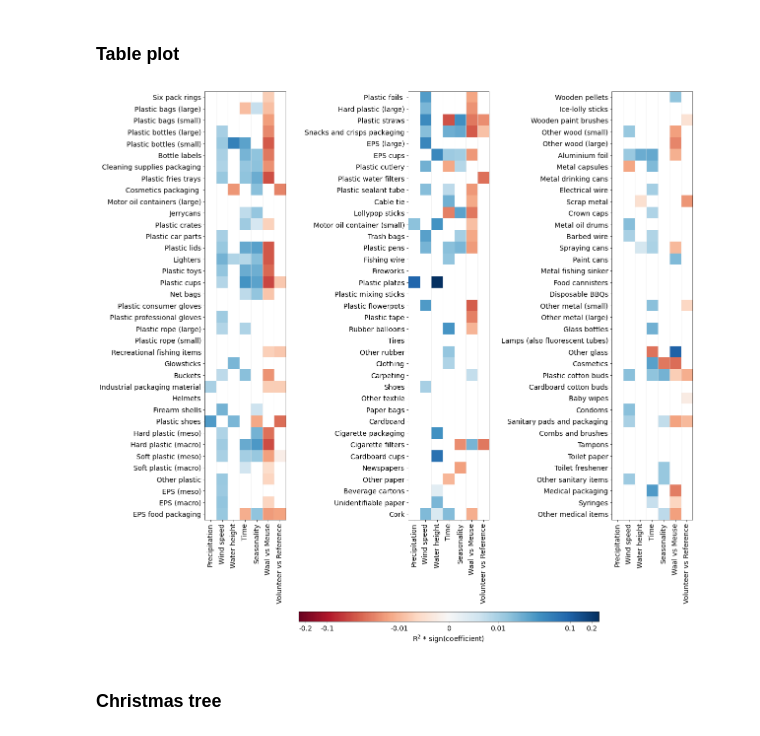
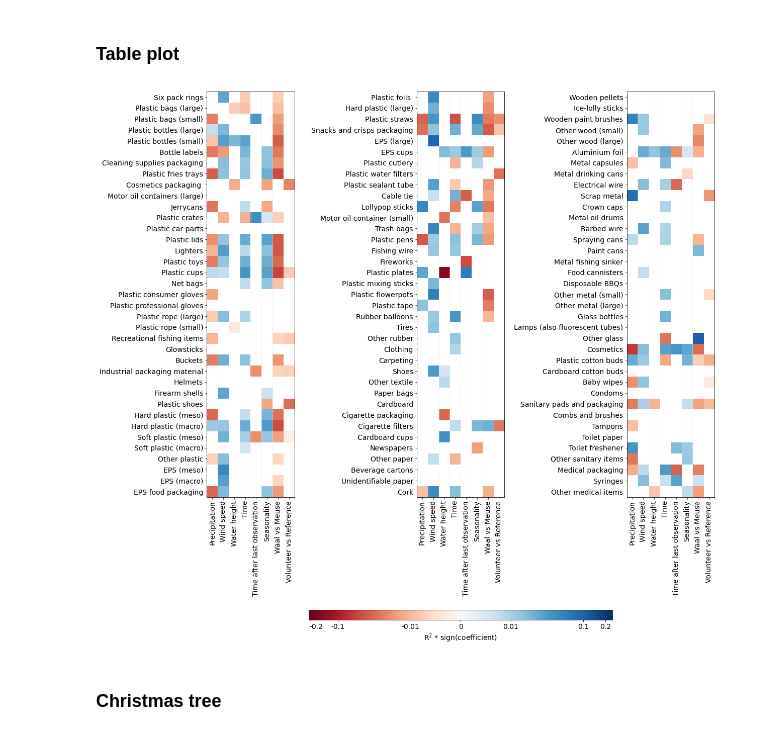
Before and after one commit to jasperroebroek/River_OSPAR_regression_models, a Jupyter notebook: 04_visualisations.ipynb, the cells around one changed output. Drawn from its saved outputs; the diff is of its cells as text; code cells hidden in the pictures.

```diff
--- a/04_visualisations.ipynb
+++ b/04_visualisations.ipynb
@@ -85,15 +130,25 @@ coefficient = pd.DataFrame(index=ITEMS, columns=columns, dtype='float')
 # %%
-for parameter in columns:
-    print(parameter)
+for parameter in parameters:
+    print(parameter, end="\t")
+    col = parameter
     for item in ITEMS:
         if parameter in ['season', 'river', 'sampling']:
             formula = f'{item} ~ C({parameter})'
+        elif parameter == "P":
+            parameter = f'P_{precipitation_lag[item]}_max'
+            formula = f'{item} ~ {parameter}'
+        elif parameter == "U":
+            parameter = f'U_{wind_lag[item]}_max'
+            formula = f'{item} ~ {parameter}'
+        elif parameter == "Q":
+            parameter = f'h_{discharge_lag[item]}_max_above_current'
+            formula = f'{item} ~ {parameter}'
         else:
             formula = f'{item} ~ {parameter}'
 
         try:
             model = smf.glm(formula=formula, data=df, family=sm.families.NegativeBinomial()).fit(full_output=True)
-        except statsmodels.tools.sm_exceptions.PerfectSeparationError:
+        except (ValueError, statsmodels.tools.sm_exceptions.PerfectSeparationError):
             continue
 
         if parameter == 'river':
@@ -108,6 +163,6 @@ for parameter in columns:
         true_r2 = calc_r2(df.loc[:, item], model.predict(df))
         random_r2 = pd.read_csv(f"data/item_variance/{parameter}_{item}.csv", index_col=0).iloc[:, 0]
 
-        single_param_r2.loc[item, parameter] = true_r2
-        performance.loc[item, parameter] = (random_r2 < true_r2).sum()/1000
+        single_param_r2.loc[item, col] = true_r2
+        performance.loc[item, col] = (random_r2 < true_r2).sum()/1000
 # %% [output]
@@ -122,16 +172,14 @@ sampling
 ### Multi-parameter models
 # %%
 for item in ITEMS:
-    formula = f'{item} ~ P_7d_max + U_7d_max + h_7d_max_above_current + dop + C(season) + C(river) + C(sampling)'
+    formula = f'{item} ~ P_{precipitation_lag[item]}_max + U_{wind_lag[item]}_max + h_{discharge_lag[item]}_max_above_current + dop + time_after_last + C(season) + C(river) + C(sampling)'
     try:
         model = smf.glm(formula=formula, data=df, family=sm.families.NegativeBinomial()).fit(full_output=True)
-    except statsmodels.tools.sm_exceptions.PerfectSeparationError:
+    except (ValueError, statsmodels.tools.sm_exceptions.PerfectSeparationError):
         continue
 
-    select = columns.copy()
-    select[-3] = "C(season)[T.Spring]"
-    select[-2] = "C(river)[T.W]"
-    select[-1] = "C(sampling)[T.Volunteer]"
+    select = [f"P_{precipitation_lag[item]}_max", f"U_{wind_lag[item]}_max", f"h_{discharge_lag[item]}_max_above_current",
+              "dop", "time_after_last", "C(season)[T.Spring]", "C(river)[T.W]", "C(sampling)[T.Volunteer]"]
 
     multi_param_r2.loc[item] = calc_r2(df.loc[:, item], model.predict(df))
     multi_param_r.loc[item] = calc_r(df.loc[:, item], model.predict(df))
@@ -143,30 +195,27 @@ for item in ITEMS:
 # %%
-x = single_param_r2 * np.sign(coefficient)
-x[performance < 0.9] = np.nan
-x['name'] = translations.loc[x.index, 'Name']
-
 f, ax = plt.subplots(ncols=3, figsize=(26, 20))
 ax = ax.flatten()
 norm = SymLogNorm(linthresh=0.01, vmin=-0.25, vmax=0.25)
 cmap = "RdBu"
 for i in range(3):
-    ax[i].imshow(x.iloc[i*37:(i+1)*37, :-1], cmap=cmap, norm=norm,
-                 origin='upper')
-    ax[i].set_xticks(np.arange(0, 7))
+    idx = np.s_[i*37:(i+1)*37]
+    ax[i].imshow(x.iloc[idx, :-1], cmap=cmap, norm=norm, origin='upper')
+    ax[i].set_xticks(np.arange(0, 8))
     ax[i].set_xticklabels([titles[i] for i in list(x.columns)[:-1]], rotation=90)
     ax[i].set_yticks(np.arange(0, 37))
-    ax[i].set_yticklabels(list(x.name.values)[i*37:(i+1)*37])
+    ax[i].set_yticklabels(list(x.name.values)[idx])
     for ii in range(7):
         ax[i].axvline(ii-0.5, color=(0.9, 0.9, 0.9, 0.6), linewidth=0.8)
+
 plt.tight_layout(w_pad=-36)
 cbar = plt.colorbar(ScalarMappable(norm=norm, cmap=cmap), ax=ax, orientation="horizontal",
-             pad=0.15, aspect=30, shrink=0.35)
+             pad=0.185, aspect=30, shrink=0.35)
 cbar.set_ticks([-0.2, -0.1, -0.01, 0, 0.01, 0.1, 0.2])
 cbar.set_ticklabels([-0.2, -0.1, -0.01, 0, 0.01, 0.1, 0.2])
 cbar.set_label(r"R$\rm^{2}$ * sign(coefficient)")
 plt.savefig("figures/coefficient_table.png", bbox_inches='tight', dpi=300)
 plt.show()
 # %% [output]
-[figure, old version]
+[figure, new version]
 # %% [markdown]
 ### Christmas tree
```
Also changed, not shown: parts of 26 cells of this notebook, 1 other file.
